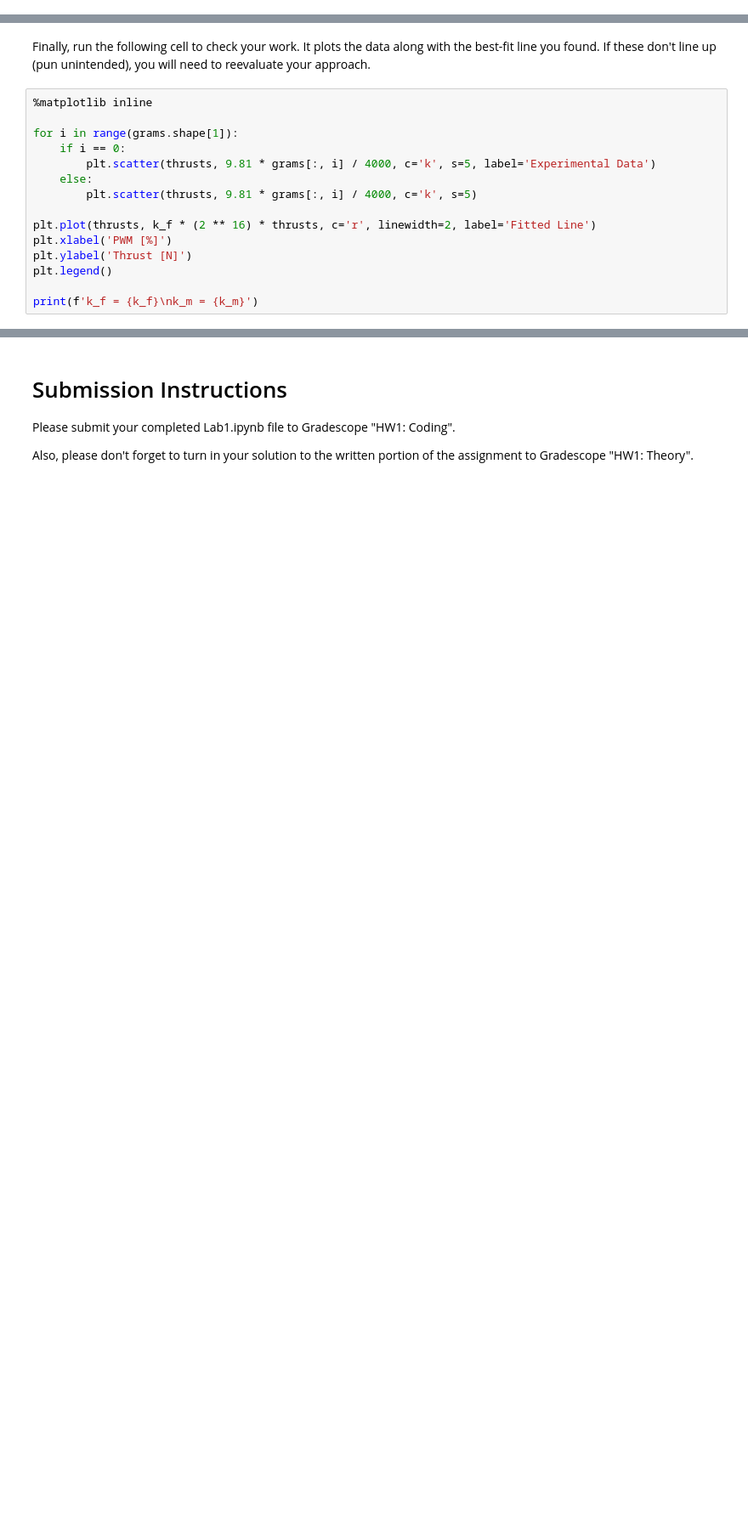
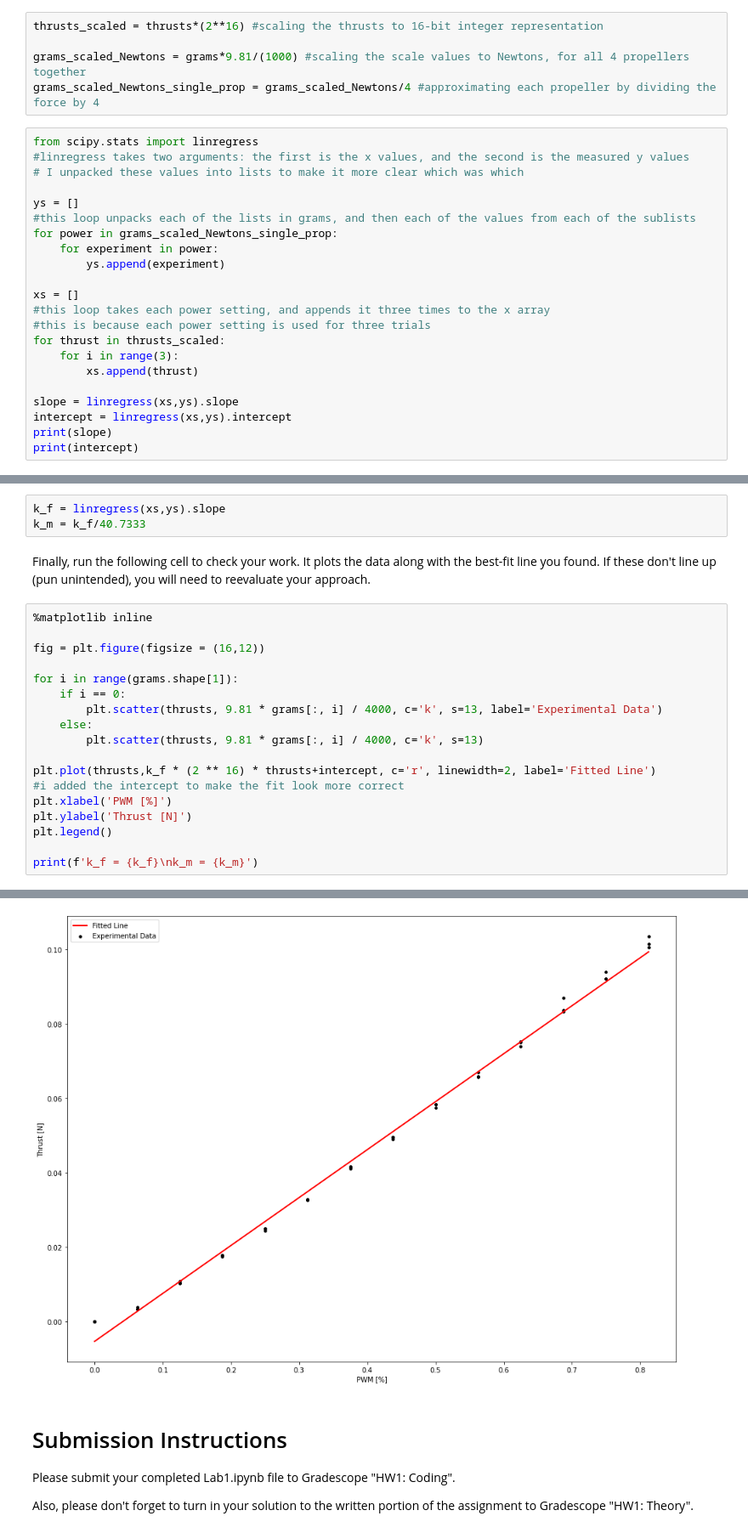
Before and after one commit to mforese/MAE345-F2020, a Jupyter notebook: Lab1.ipynb, the cells around one changed output, grey strips where cells are left out. Shown at 85% size. Cells and saved outputs as stored; diff of their text form; blank space fills up the shorter version.

```diff
--- a/Lab1.ipynb
+++ b/Lab1.ipynb
@@ -176,0 +306,27 @@ k_m = 0
+# %%
+thrusts_scaled = thrusts*(2**16) #scaling the thrusts to 16-bit integer representation
+
+grams_scaled_Newtons = grams*9.81/(1000) #scaling the scale values to Newtons, for all 4 propellers together
+grams_scaled_Newtons_single_prop = grams_scaled_Newtons/4 #approximating each propeller by dividing the force by 4
+# %%
+from scipy.stats import linregress
+#linregress takes two arguments: the first is the x values, and the second is the measured y values
+# I unpacked these values into lists to make it more clear which was which
+
+ys = []
+#this loop unpacks each of the lists in grams, and then each of the values from each of the sublists
+for power in grams_scaled_Newtons_single_prop:
+    for experiment in power:
+        ys.append(experiment)
+
+xs = []
+#this loop takes each power setting, and appends it three times to the x array
+#this is because each power setting is used for three trials
+for thrust in thrusts_scaled:
+    for i in range(3):
+        xs.append(thrust)
+
+slope = linregress(xs,ys).slope
+intercept = linregress(xs,ys).intercept
+print(slope)
+print(intercept)
@@ -177,17 +336,24 @@ k_m = 0
+# %%
+k_f = linregress(xs,ys).slope
+k_m = k_f/40.7333
 # %% [markdown]
 Finally, run the following cell to check your work. It plots the data along with the best-fit line you found. If these don't line up (pun unintended), you will need to reevaluate your approach.
 # %%
 %matplotlib inline
 
+fig = plt.figure(figsize = (16,12))
+
 for i in range(grams.shape[1]):
     if i == 0:
-        plt.scatter(thrusts, 9.81 * grams[:, i] / 4000, c='k', s=5, label='Experimental Data')
+        plt.scatter(thrusts, 9.81 * grams[:, i] / 4000, c='k', s=13, label='Experimental Data')
     else:
-        plt.scatter(thrusts, 9.81 * grams[:, i] / 4000, c='k', s=5)
+        plt.scatter(thrusts, 9.81 * grams[:, i] / 4000, c='k', s=13)
 
-plt.plot(thrusts, k_f * (2 ** 16) * thrusts, c='r', linewidth=2, label='Fitted Line')
+plt.plot(thrusts,k_f * (2 ** 16) * thrusts+intercept, c='r', linewidth=2, label='Fitted Line')
+#i added the intercept to make the fit look more correct
 plt.xlabel('PWM [%]')
 plt.ylabel('Thrust [N]')
 plt.legend()
 
 print(f'k_f = {k_f}\nk_m = {k_m}')
+# %% [output]
@@ -194,3 +362,4 @@ print(f'k_f = {k_f}\nk_m = {k_m}')
+[figure, added]
 # %% [markdown]
 # Submission Instructions
 
```
Also changed, not shown: parts of 20 cells of this notebook.
